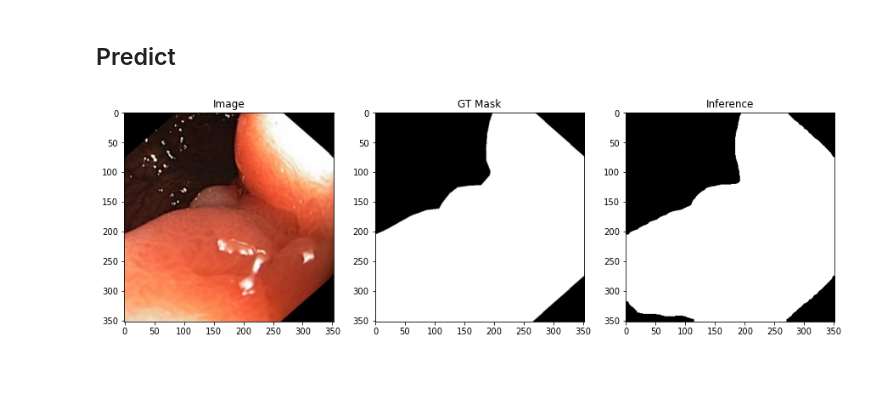
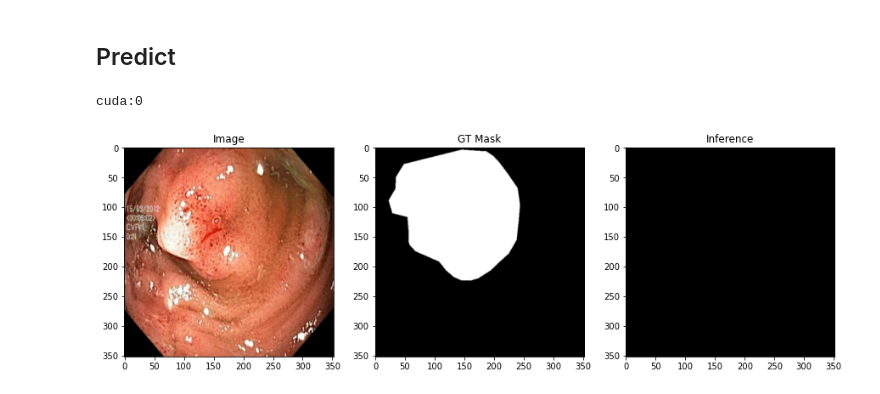
Before and after one commit to MaksimKrug/HSECV, a Jupyter notebook: Workshop_HardNetMSEG.ipynb, the cells around one changed output. Drawn from its saved outputs; the diff is of its cells as text; code cells hidden in the pictures.

```diff
--- a/Workshop_HardNetMSEG.ipynb
+++ b/Workshop_HardNetMSEG.ipynb
@@ -133,15 +51,16 @@ from predict_viz import *
 import glob
 # %%
 %%time
-img_num = 42
+img_num = 0
 
 
 img_dir = "Kvasir-SEG/images/*.jpg"
 mask_dir = "Kvasir-SEG/masks/*.jpg"
 img_path = glob.glob(img_dir)[img_num]
 mask_path = glob.glob(mask_dir)[img_num]
 
 pred_time = pred_and_viz(img_path, mask_path, model_path='HardNetMSEG.pth', resize=352)
 print(pred_time)
 # %% [output]
+cuda:0
-[figure, old version]
+[figure, new version]
```
Also changed, not shown: parts of 4 cells of this notebook, 3 other files.
